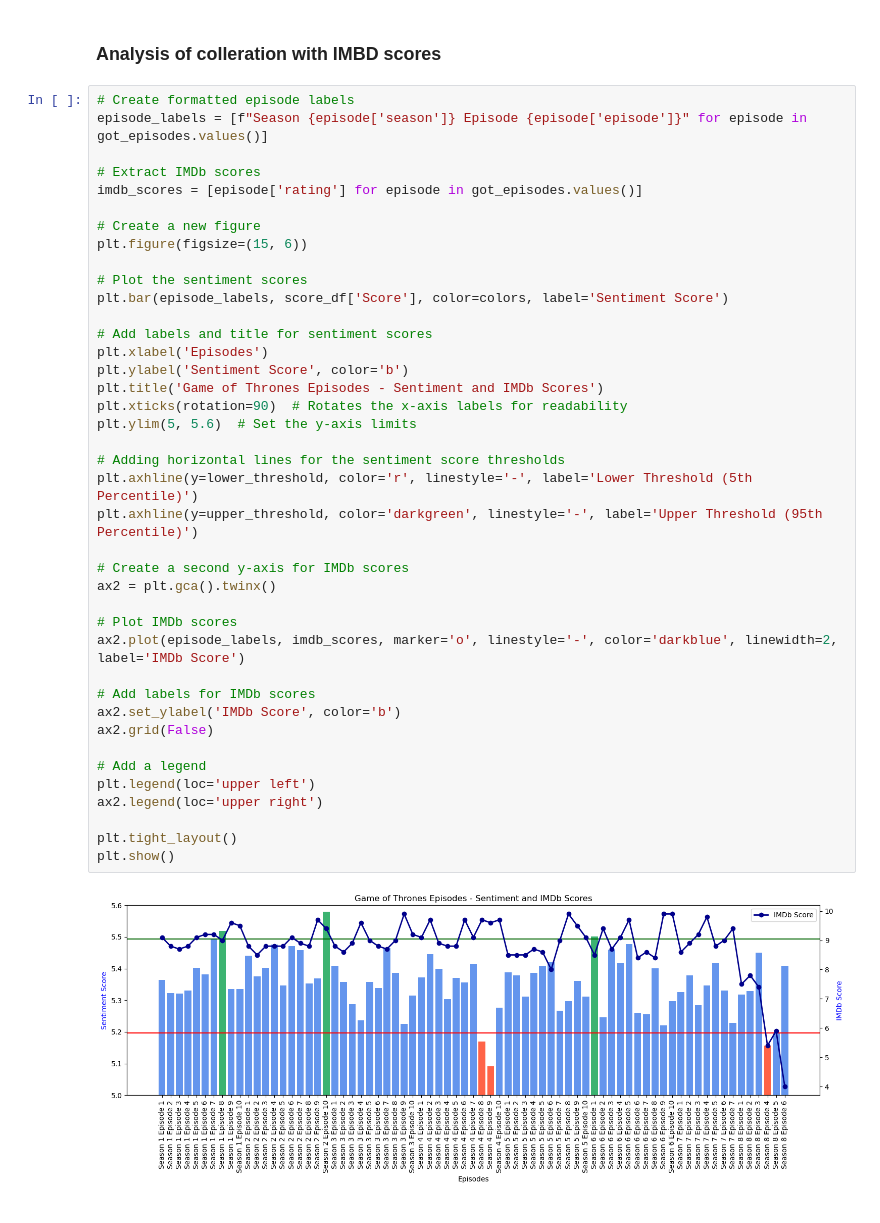
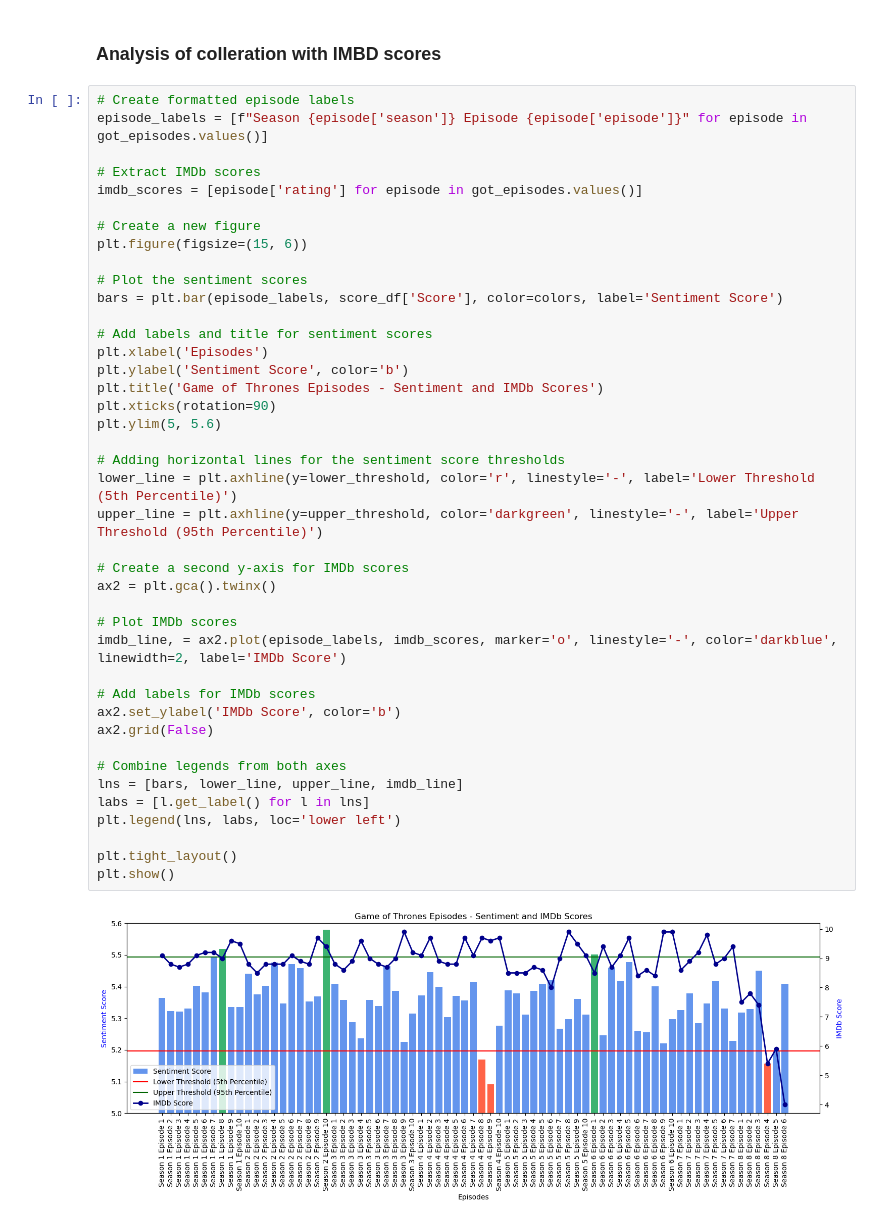
Before and after one commit to Agentroi/socialegraphs23, a Jupyter notebook: project/final/working_notebook.ipynb, the cells around one changed output. Drawn from its saved outputs; the diff is of its cells as text.

Commit message:
Finished sentiment analysis

```diff
--- a/project/final/working_notebook.ipynb
+++ b/project/final/working_notebook.ipynb
@@ -915,40 +957,41 @@ plt.show()
 episode_labels = [f"Season {episode['season']} Episode {episode['episode']}" for episode in got_episodes.values()]
 
 # Extract IMDb scores
 imdb_scores = [episode['rating'] for episode in got_episodes.values()]
 
 # Create a new figure
 plt.figure(figsize=(15, 6))
 
 # Plot the sentiment scores
-plt.bar(episode_labels, score_df['Score'], color=colors, label='Sentiment Score')
+bars = plt.bar(episode_labels, score_df['Score'], color=colors, label='Sentiment Score')
 
 # Add labels and title for sentiment scores
 plt.xlabel('Episodes')
 plt.ylabel('Sentiment Score', color='b')
 plt.title('Game of Thrones Episodes - Sentiment and IMDb Scores')
-plt.xticks(rotation=90)  # Rotates the x-axis labels for readability
-plt.ylim(5, 5.6)  # Set the y-axis limits
+plt.xticks(rotation=90)
+plt.ylim(5, 5.6)
 
 # Adding horizontal lines for the sentiment score thresholds
-plt.axhline(y=lower_threshold, color='r', linestyle='-', label='Lower Threshold (5th Percentile)')
-plt.axhline(y=upper_threshold, color='darkgreen', linestyle='-', label='Upper Threshold (95th Percentile)')
+lower_line = plt.axhline(y=lower_threshold, color='r', linestyle='-', label='Lower Threshold (5th Percentile)')
+upper_line = plt.axhline(y=upper_threshold, color='darkgreen', linestyle='-', label='Upper Threshold (95th Percentile)')
 
 # Create a second y-axis for IMDb scores
 ax2 = plt.gca().twinx()
 
 # Plot IMDb scores
-ax2.plot(episode_labels, imdb_scores, marker='o', linestyle='-', color='darkblue', linewidth=2, label='IMDb Score')
+imdb_line, = ax2.plot(episode_labels, imdb_scores, marker='o', linestyle='-', color='darkblue', linewidth=2, label='IMDb Score')
 
 # Add labels for IMDb scores
 ax2.set_ylabel('IMDb Score', color='b')
 ax2.grid(False)
 
-# Add a legend
-plt.legend(loc='upper left')
-ax2.legend(loc='upper right')
+# Combine legends from both axes
+lns = [bars, lower_line, upper_line, imdb_line]
+labs = [l.get_label() for l in lns]
+plt.legend(lns, labs, loc='lower left')
 
 plt.tight_layout()
 plt.show()
 # %% [output]
-[figure, old version]
+[figure, new version]
```
Also changed, not shown: parts of 4 cells of this notebook.
